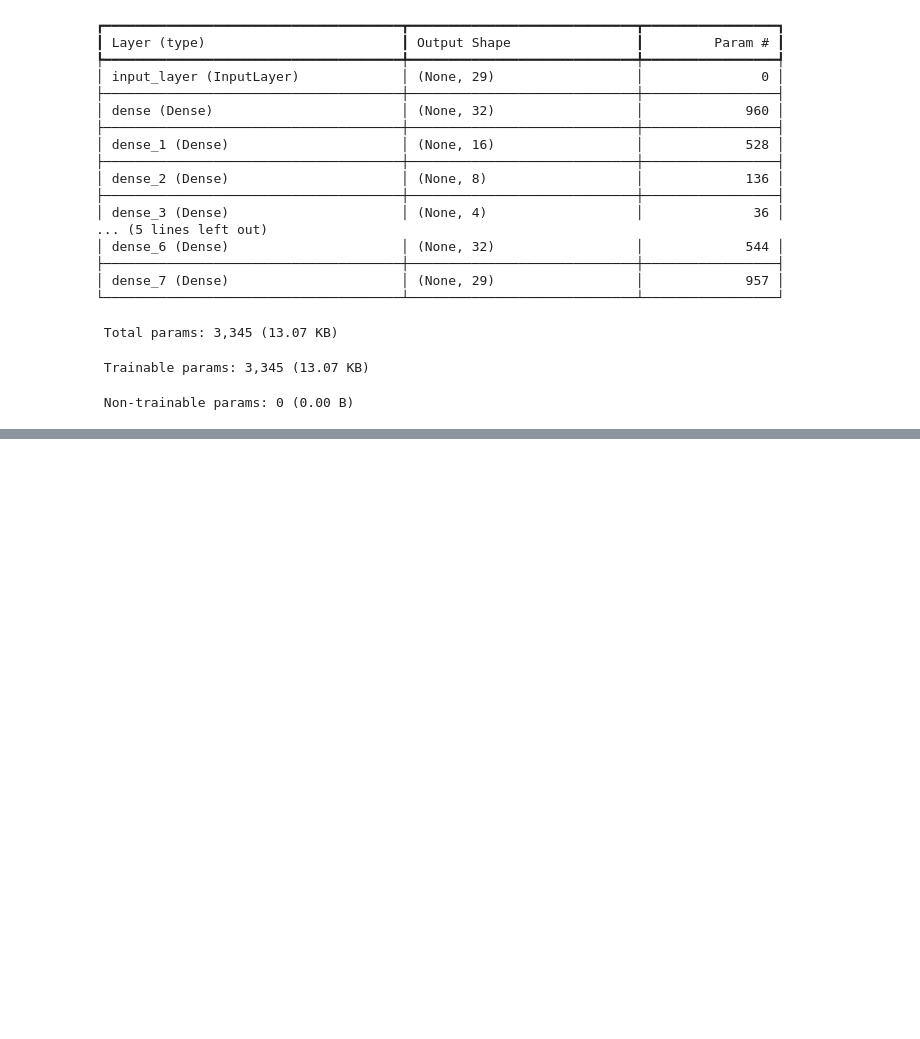
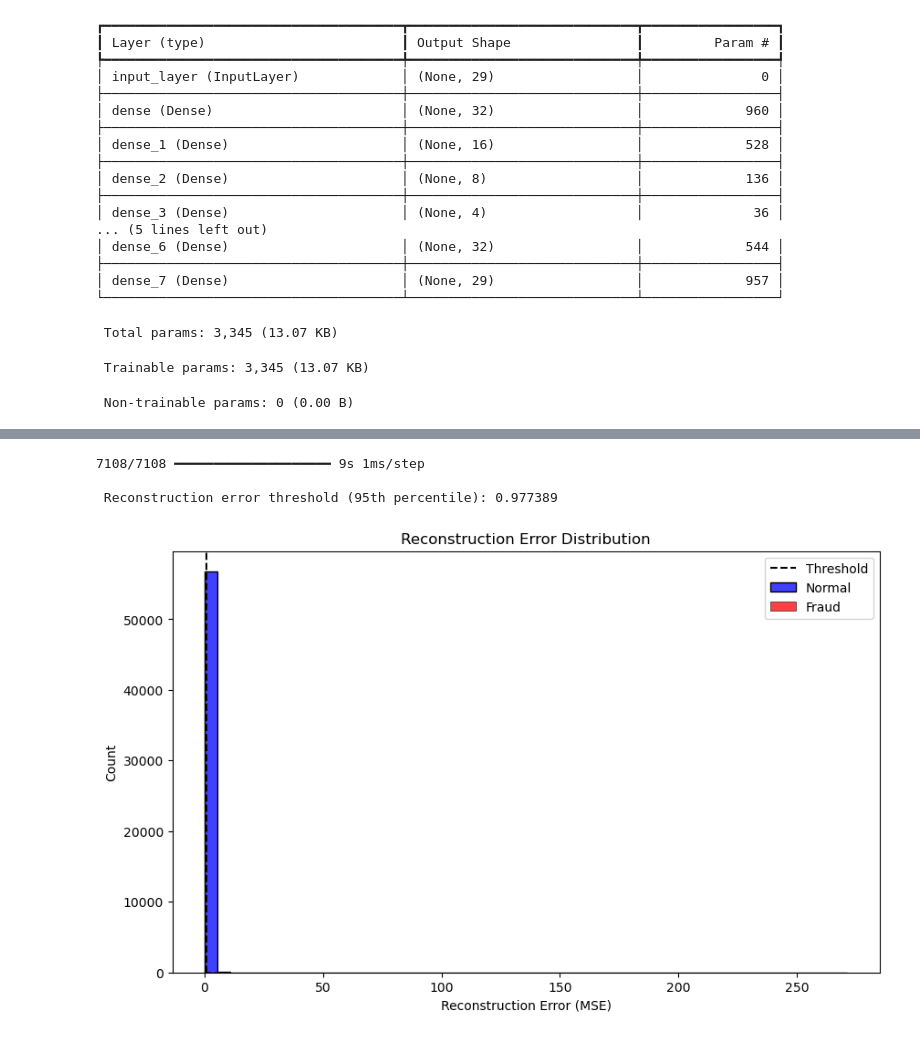
Before and after one commit to abeselom-tesfay/Credit-Card-Fraud-Transaction-Detection, a Jupyter notebook: Autoencoder-Credit-Card-Fraud-Detection.ipynb, the cells around one changed output, grey strips where cells are left out. Saved outputs shown, nothing was run; the diff lists cells and outputs as text; code cells hidden in the pictures; blank space fills up the shorter version.

```diff
--- a/Autoencoder-Credit-Card-Fraud-Detection.ipynb
+++ b/Autoencoder-Credit-Card-Fraud-Detection.ipynb
@@ -224,0 +240,3 @@ Epoch 87/100
+# %%
+X_test_pred = autoencoder.predict(X_test)
+reconstruction_errors = np.mean(np.power(X_test - X_test_pred, 2), axis=1)
@@ -224,0 +247,9 @@ Epoch 87/100
+# %%
+X_train_pred = autoencoder.predict(X_train)
+train_errors = np.mean(np.power(X_train - X_train_pred, 2), axis=1)
+threshold = np.percentile(train_errors, 95)
+print(f"\n Reconstruction error threshold (95th percentile): {threshold:.6f}")
+# %% [output]
+7108/7108 ━━━━━━━━━━━━━━━━━━━━ 9s 1ms/step
+
+ Reconstruction error threshold (95th percentile): 0.977389
@@ -224,0 +258,12 @@ Epoch 87/100
+# %%
+plt.figure(figsize=(10,6))
+sns.histplot(reconstruction_errors[y_test == 0], bins=50, color='blue', label='Normal')
+sns.histplot(reconstruction_errors[y_test == 1], bins=50, color='red', label='Fraud')
+plt.axvline(threshold, color='black', linestyle='--', label='Threshold')
+plt.title('Reconstruction Error Distribution')
+plt.xlabel('Reconstruction Error (MSE)')
+plt.ylabel('Count')
+plt.legend()
+plt.show()
+# %% [output]
+[figure, added]
```
Also changed, not shown: parts of 11 cells of this notebook.
